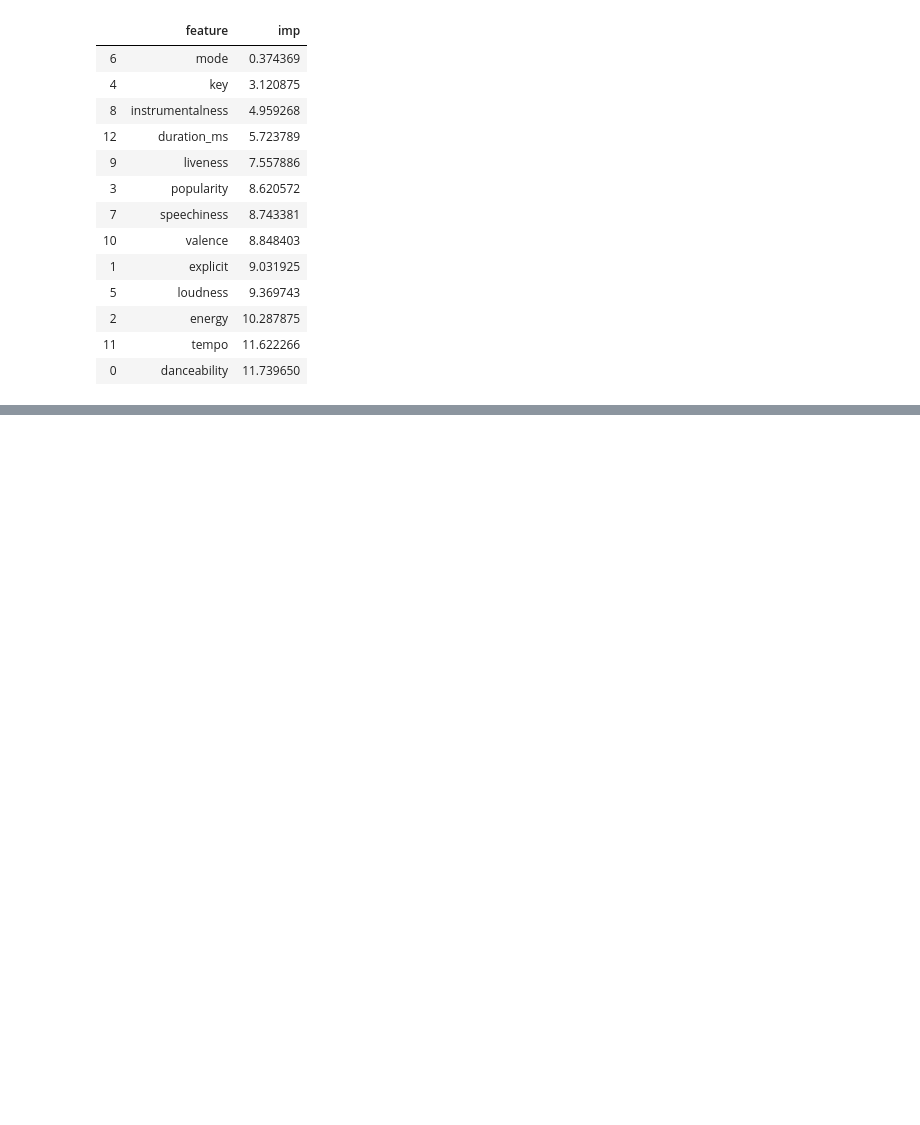
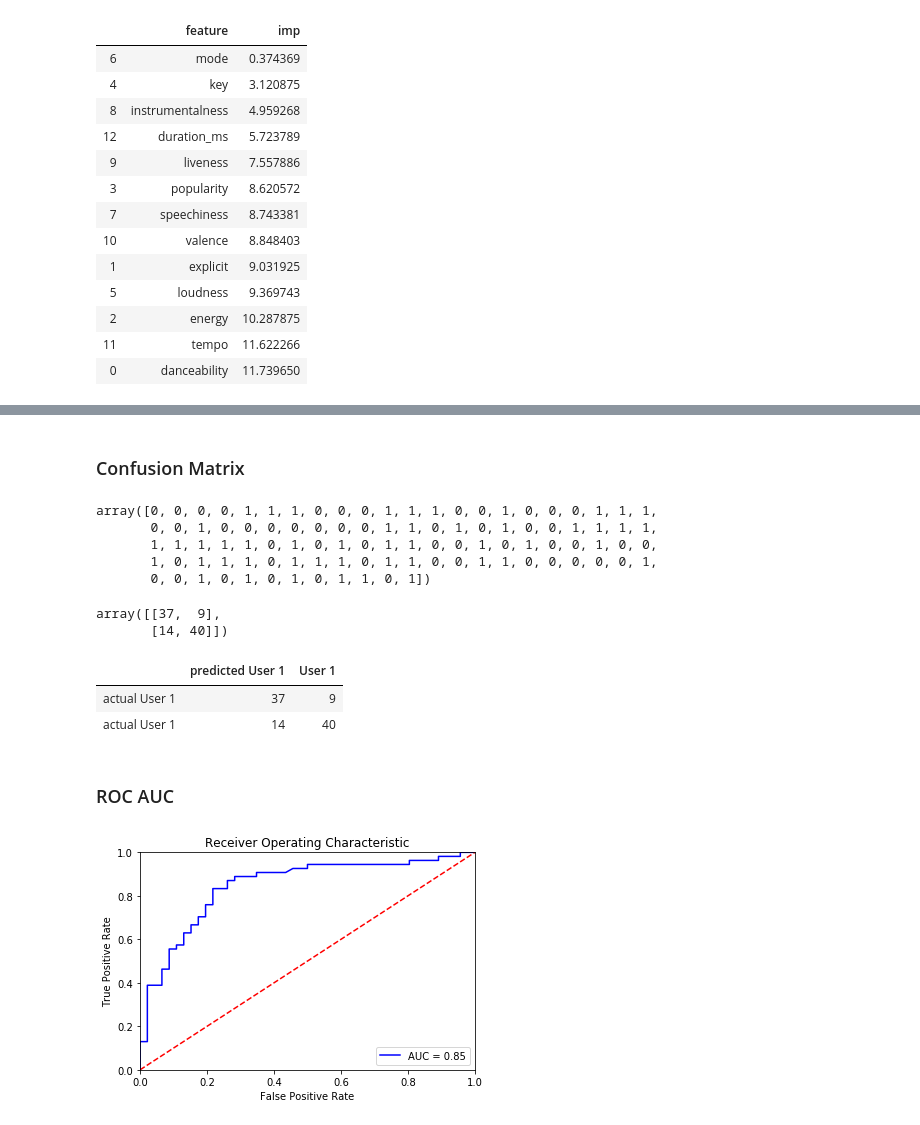
Before and after one commit to Jordan-Milne/spotify-data, a Jupyter notebook: spotify_data_notebook.ipynb, the cells around one changed output, grey strips where cells are left out. Cells and saved outputs as stored; diff of their text form; code cells hidden in the pictures; blank space fills up the shorter version.

```diff
--- a/spotify_data_notebook.ipynb
+++ b/spotify_data_notebook.ipynb
@@ -298,0 +284,45 @@ plt.title('Feauture Importance');
+# %% [markdown]
+### Confusion Matrix
+# %%
+y_test_hat = model.predict(Z_test)
+y_test_hat
+# %% [output]
+array([0, 0, 0, 0, 1, 1, 1, 0, 0, 0, 1, 1, 1, 0, 0, 1, 0, 0, 0, 1, 1, 1,
+       0, 0, 1, 0, 0, 0, 0, 0, 0, 0, 1, 1, 0, 1, 0, 1, 0, 0, 1, 1, 1, 1,
+       1, 1, 1, 1, 1, 0, 1, 0, 1, 0, 1, 1, 0, 0, 1, 0, 1, 0, 0, 1, 0, 0,
+       1, 0, 1, 1, 1, 0, 1, 1, 1, 0, 1, 1, 0, 0, 1, 1, 0, 0, 0, 0, 0, 1,
+       0, 0, 1, 0, 1, 0, 1, 0, 1, 1, 0, 1])
+# %%
+cm = confusion_matrix(y_test, y_test_hat)
+cm
+# %% [output]
+array([[37,  9],
+       [14, 40]])
+# %%
+cm_df = pd.DataFrame(data=cm, columns=['predicted User 1', 'User 1'], index=['actual User 1', 'actual User 1'])
+cm_df
+# %% [output]
+|  | predicted User 1 | User 1 |
+| actual User 1 | 37 | 9 |
+| actual User 1 | 14 | 40 |
+# %% [markdown]
+### ROC AUC
+# %%
+# calculate the fpr and tpr for all thresholds of the classification
+probs = model.predict_proba(Z_test)
+preds = probs[:,1]
+fpr, tpr, threshold = roc_curve(y_test, preds)
+roc_auc = auc(fpr, tpr)
+
+# method I: plt
+plt.title('Receiver Operating Characteristic')
+plt.plot(fpr, tpr, 'b', label = 'AUC = %0.2f' % roc_auc)
+plt.legend(loc = 'lower right')
+plt.plot([0, 1], [0, 1],'r--')
+plt.xlim([0, 1])
+plt.ylim([0, 1])
+plt.ylabel('True Positive Rate')
+plt.xlabel('False Positive Rate')
+plt.show()
+# %% [output]
+[figure, added]
```
Also changed, not shown: parts of 7 cells of this notebook, 4 other files.
